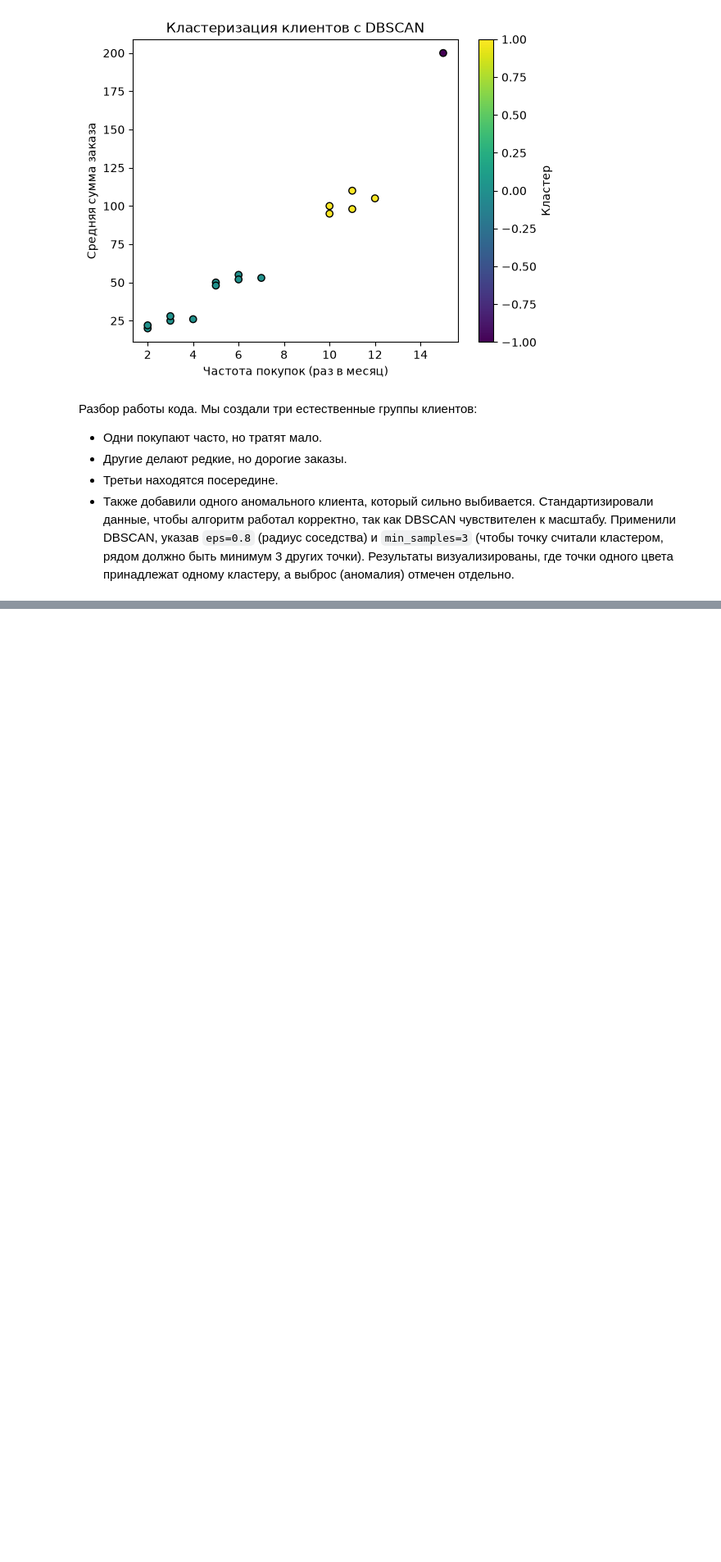
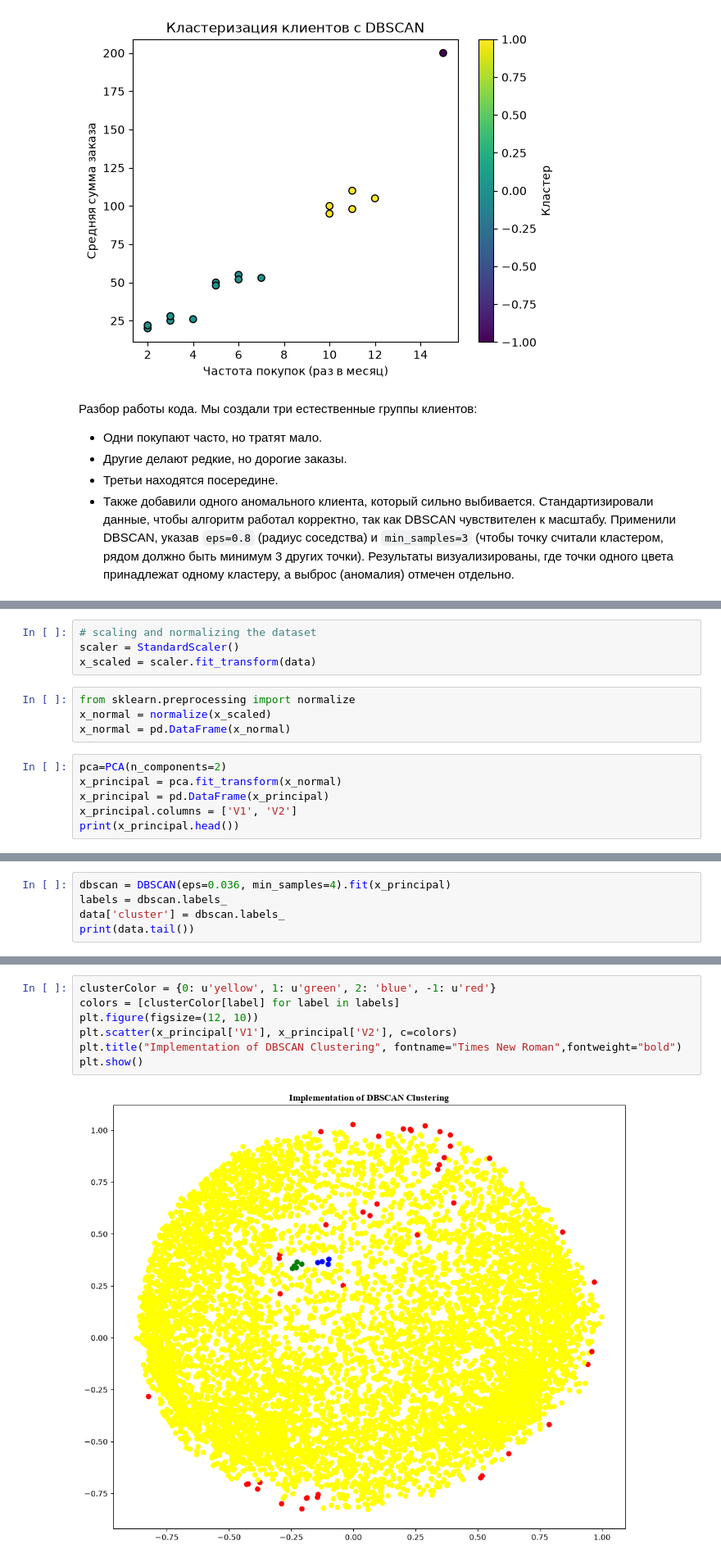
Before and after one commit to rakdav/AI, a Jupyter notebook: Dbscan.ipynb, the cells around one changed output, grey strips where cells are left out. Shown at 82% size. Cells and saved outputs as stored; diff of their text form; blank space fills up the shorter version.

```diff
--- a/Dbscan.ipynb
+++ b/Dbscan.ipynb
@@ -124,0 +182,14 @@ plt.show()
+# %%
+# scaling and normalizing the dataset
+scaler = StandardScaler()
+x_scaled = scaler.fit_transform(data)
+# %%
+from sklearn.preprocessing import normalize
+x_normal = normalize(x_scaled)
+x_normal = pd.DataFrame(x_normal)
+# %%
+pca=PCA(n_components=2)
+x_principal = pca.fit_transform(x_normal)
+x_principal = pd.DataFrame(x_principal)
+x_principal.columns = ['V1', 'V2']
+print(x_principal.head())
@@ -124,0 +203,5 @@ plt.show()
+# %%
+dbscan = DBSCAN(eps=0.036, min_samples=4).fit(x_principal)
+labels = dbscan.labels_
+data['cluster'] = dbscan.labels_
+print(data.tail())
@@ -124,0 +226,9 @@ plt.show()
+# %%
+clusterColor = {0: u'yellow', 1: u'green', 2: 'blue', -1: u'red'}
+colors = [clusterColor[label] for label in labels]
+plt.figure(figsize=(12, 10))
+plt.scatter(x_principal['V1'], x_principal['V2'], c=colors)
+plt.title("Implementation of DBSCAN Clustering", fontname="Times New Roman",fontweight="bold")
+plt.show()
+# %% [output]
+[figure, added]
```
Also changed, not shown: parts of 7 cells of this notebook, 1 other file.
